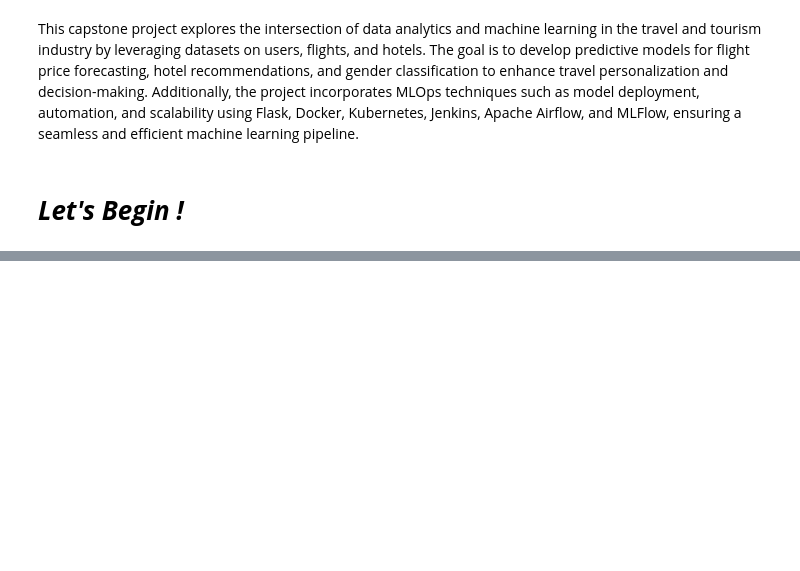
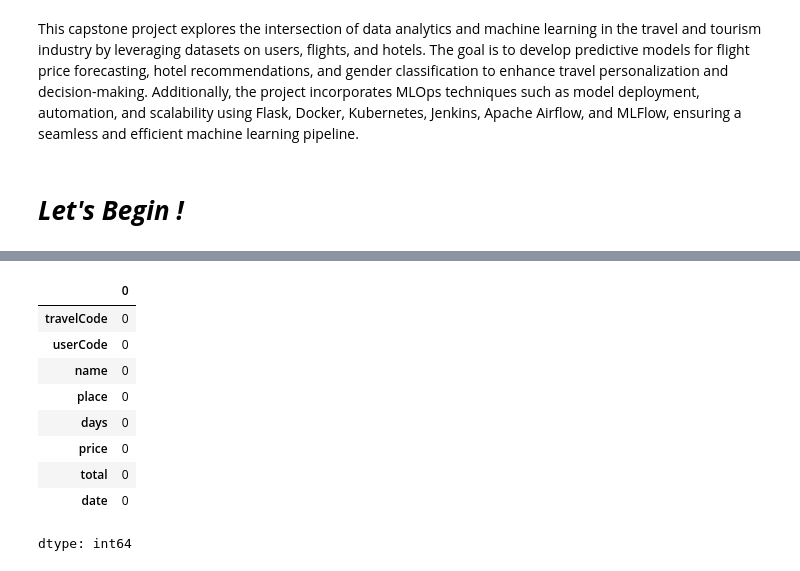
Before and after one commit to Ayushx29/Voyage-Analytics-Integrating-MLOps-in-Travel-Productionization-of-ML-Systems, a Jupyter notebook: Hotel_Prediction.ipynb, the cells around one changed output, grey strips where cells are left out. Drawn from its saved outputs; the diff is of its cells as text; code cells hidden in the pictures; blank space fills up the shorter version.

```diff
--- a/Hotel_Prediction.ipynb
+++ b/Hotel_Prediction.ipynb
@@ -44,0 +102,13 @@ from sklearn.metrics import accuracy_score
+# %%
+hotel.isnull().sum()
+# %% [output]
+|  | 0 |
+| travelCode | 0 |
+| userCode | 0 |
+| name | 0 |
+| place | 0 |
+| days | 0 |
+| price | 0 |
+| total | 0 |
+| date | 0 |
+dtype: int64
```
Also changed, not shown: parts of 15 cells of this notebook.
